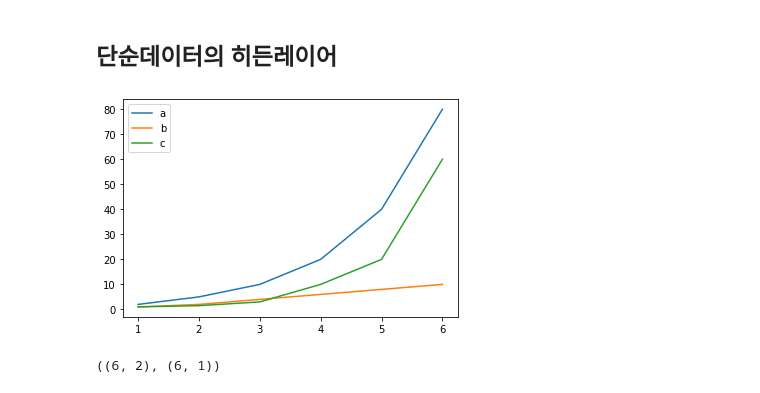
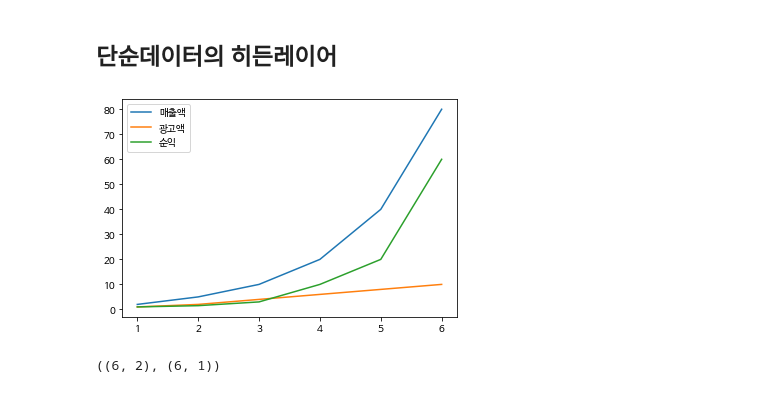
Before and after one commit to paullabkorea/jupyternotebookblog, a Jupyter notebook: _notebooks/2020_06_30_(최종_수정)_손에_잡히는_딥러닝_강의자료.ipynb, the cells around one changed output. Cells and saved outputs as stored; diff of their text form; code cells hidden in the pictures.

```diff
--- a/_notebooks/2020_06_30_(최종_수정)_손에_잡히는_딥러닝_강의자료.ipynb
+++ b/_notebooks/2020_06_30_(최종_수정)_손에_잡히는_딥러닝_강의자료.ipynb
@@ -10,0 +35,5 @@
+# %%
+#재시작 후 실행
+import matplotlib.pyplot as plt
+
+plt.rc('font', family='NanumBarunGothic')
@@ -156,14 +231,14 @@ dtype: float64
 광고액 = [1, 2, 4, 6, 8, 10]
 순익 = [1, 1.5, 3, 10, 20, 60]
 # %%
-plt.plot(np.arange(1, 7), 매출액, label='a')
-plt.plot(np.arange(1, 7), 광고액, label='b')
-plt.plot(np.arange(1, 7), 순익, label='c')
+plt.plot(np.arange(1, 7), 매출액, label='매출액')
+plt.plot(np.arange(1, 7), 광고액, label='광고액')
+plt.plot(np.arange(1, 7), 순익, label='순익')
 
 plt.legend()
 plt.show()
 # %% [output]
-[figure, old version]
+[figure, new version]
 # %%
 독립 = pd.DataFrame({
     '매출액' : 매출액,
```
Also changed, not shown: parts of 44 cells of this notebook.
